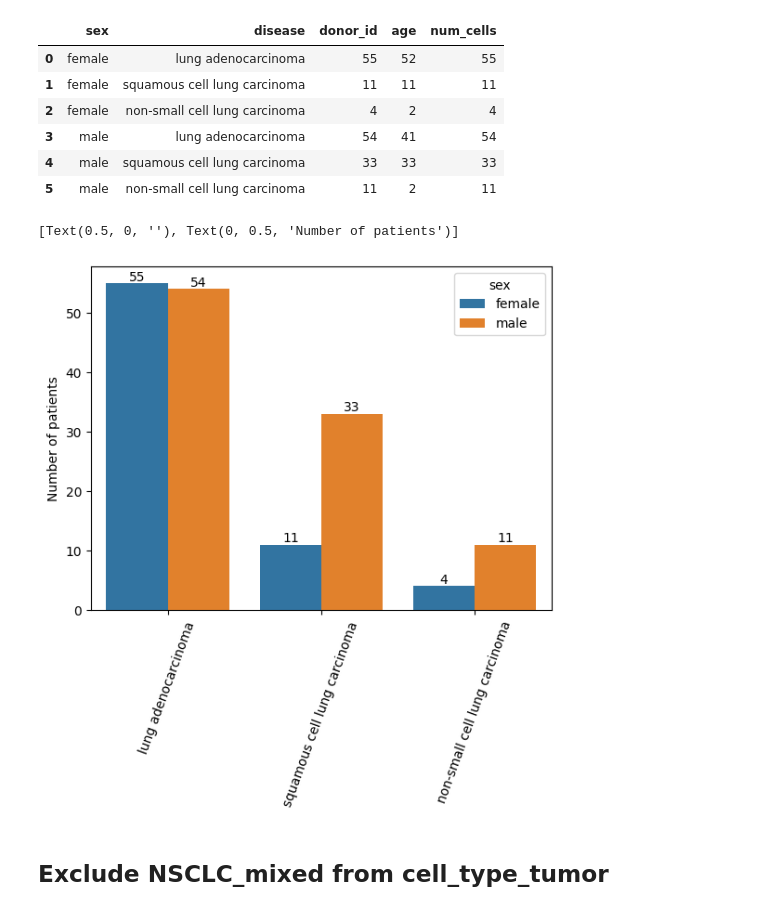
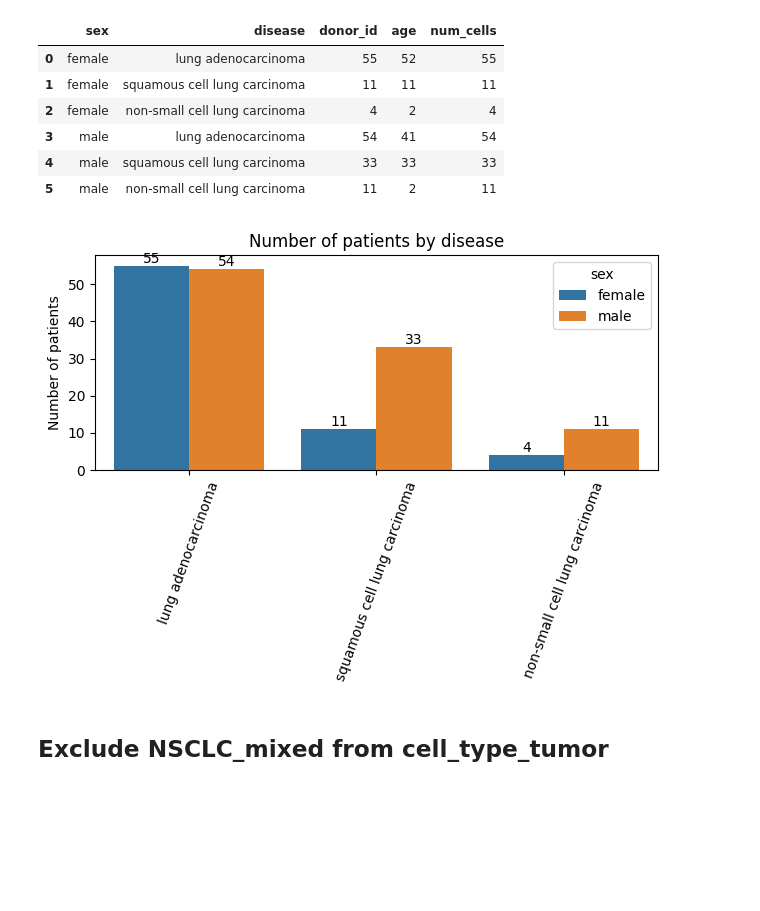
Before and after one commit to ErikaKvalem/NSCLC_gender_2023, a Jupyter notebook: 02-scripts/008_analysis_luad/00_check_luad.ipynb, the cells around one changed output. Cells and saved outputs as stored; diff of their text form; code cells hidden in the pictures; blank space fills up the shorter version.

```diff
--- a/02-scripts/008_analysis_luad/00_check_luad.ipynb
+++ b/02-scripts/008_analysis_luad/00_check_luad.ipynb
@@ -16,7 +16,7 @@ adata = adata[(adata.obs["sex"]=="male")| (adata.obs["sex"]=="female")]
 # %%
 adata = adata[(adata.obs["origin"]=="tumor_primary")| (adata.obs["origin"]=="normal_adjacent")]
 # %%
-#adata = adata[(adata.obs["disease"]!="non-small cell lung carcinoma")]
+adata = adata[(adata.obs["disease"]!="non-small cell lung carcinoma")]
 # %% [markdown]
 ## Male/Female proportion LUAD vs LUSC
 # %%
@@ -46,15 +46,17 @@ df_plot
 # %%
 #Plotting by seaborn
 
 ax = sns.barplot(x = "disease", y="donor_id",hue = "sex", data= df_plot)
 plt.xticks(rotation=70)
 #plt.tight_layout()
 ax.bar_label(ax.containers[0])
 ax.bar_label(ax.containers[1])
 ax.set(xlabel='', ylabel='Number of patients')
+plt.title("Number of patients by disease")  # Add your desired title here
+plt.tight_layout()  # Adjust the layout
+plt.savefig('n_patients.png')
 # %% [output]
-[Text(0.5, 0, ''), Text(0, 0.5, 'Number of patients')]
-[figure, old version]
+[figure, new version]
 # %% [markdown]
 ## Exclude NSCLC_mixed from cell_type_tumor
 # %%
```
Also changed, not shown: 7 other files.
